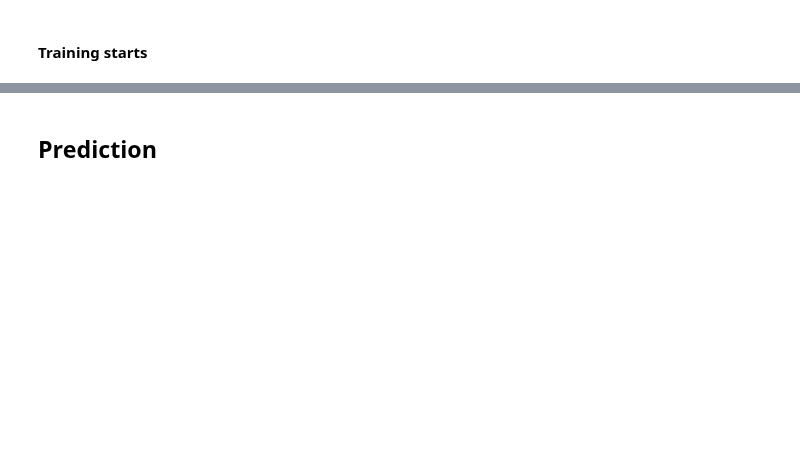
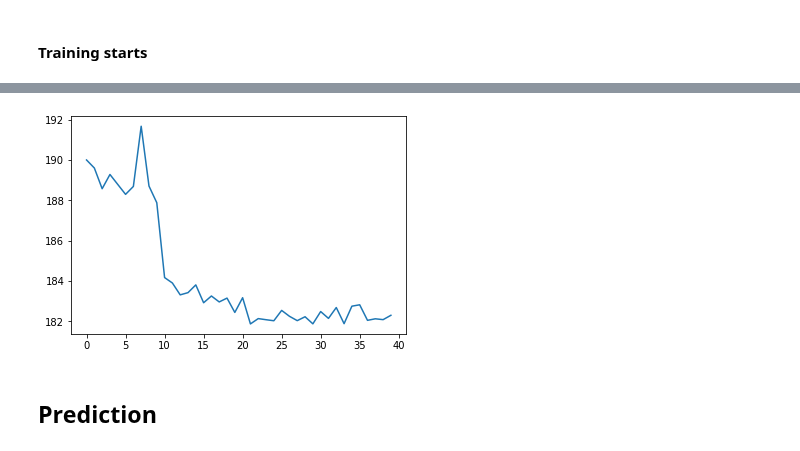
Before and after one commit to harshraj22/DeepLearning, a Jupyter notebook: submissions/HackerEarth-Snakes-In-The-Hood/hackerearths_snakes_in_the_hood.ipynb, the cells around one changed output, grey strips where cells are left out. Drawn from its saved outputs; the diff is of its cells as text; code cells hidden in the pictures; blank space fills up the shorter version.

```diff
--- a/submissions/HackerEarth-Snakes-In-The-Hood/hackerearths_snakes_in_the_hood.ipynb
+++ b/submissions/HackerEarth-Snakes-In-The-Hood/hackerearths_snakes_in_the_hood.ipynb
@@ -140,5 +140,5 @@ from torchvision.models import resnet50
 from torch.nn import functional as F
 import torch.optim as optim
 # %%
-model = resnet50(pretrained=True)
+model = resnet101(pretrained=True)
 # %% [output]
@@ -177,6 +177,8 @@ ResNet(
   )
 )
 # %%
-if os.path.exists('/content/drive/My Drive/Hackerearth/model.t7'):
-  model.load_state_dict(torch.load('/content/drive/My Drive/Hackerearth/model.t7'))
+if os.path.exists('/content/drive/My Drive/Hackerearth/model-resnet101.t7'):
+  model.load_state_dict(torch.load('/content/drive/My Drive/Hackerearth/model-resnet101.t7'))
+else:
+  print('No saved weights')
 # %% [output]
@@ -191,8 +193,8 @@ device(type='cuda', index=0)
 criterion = nn.CrossEntropyLoss()
 optimizer = optim.Adam(model.fc.parameters(), lr=0.01)
 # %%
-from torch.optim.lr_scheduler import StepLR
-scheduler = StepLR(optimizer, step_size=10, gamma=0.1, verbose=True)
+# from torch.optim.lr_scheduler import StepLR
+# scheduler = StepLR(optimizer, step_size=10, gamma=0.1, verbose=True)
 
-# from torch.optim.lr_scheduler import ReduceLROnPlateau
-# scheduler = ReduceLROnPlateau(optimizer, patience=2, threshold=0.1)
+from torch.optim.lr_scheduler import ReduceLROnPlateau
+scheduler = ReduceLROnPlateau(optimizer, patience=8, threshold=0.1, verbose=True)
@@ -253 +249,8 @@ Adjusting learning rate of group 0 to 1.0000e-03.
+# %%
+import matplotlib.pyplot as plt
+
+plt.plot(epoch_losses)
+plt.show()
+# %% [output]
+[figure, added]
 # %%
```
Also changed, not shown: parts of 13 cells of this notebook.
